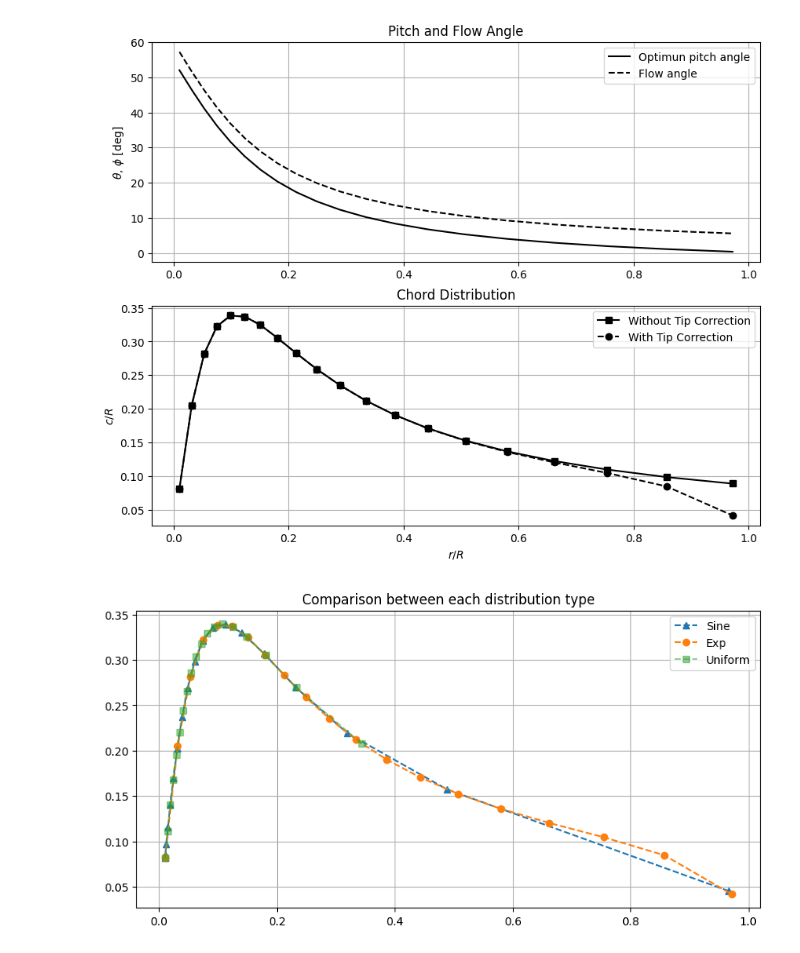
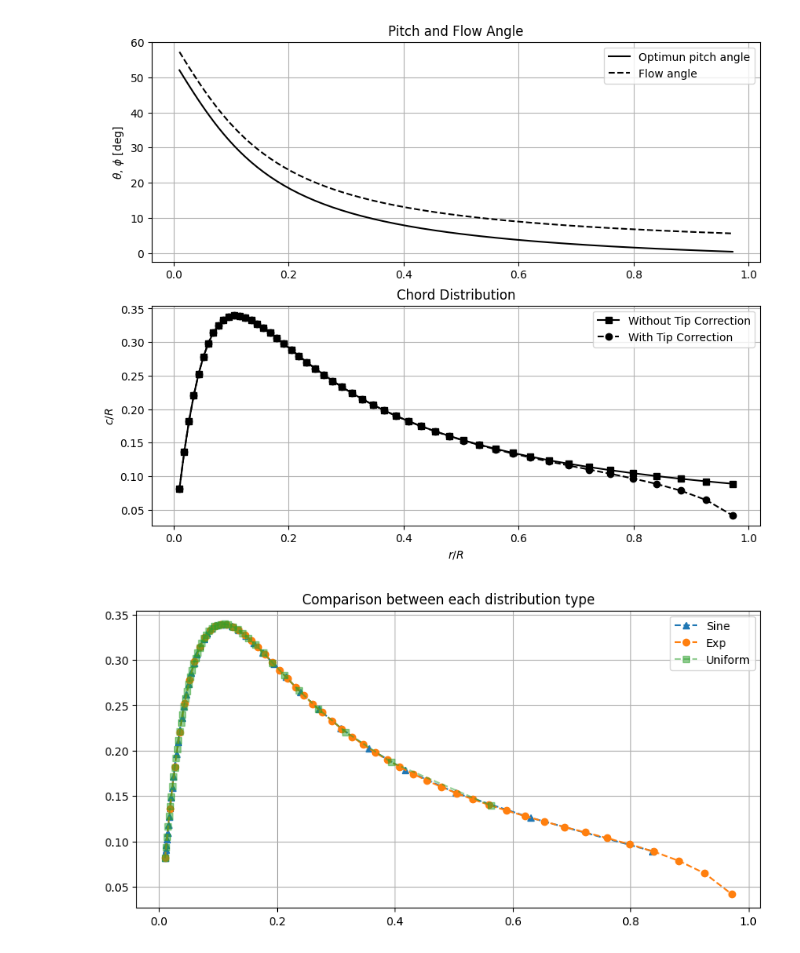
Before and after one commit to Widmark-Kaue/BEMT, a Jupyter notebook: case.ipynb, the cells around one changed output. Saved outputs shown, nothing was run; the diff lists cells and outputs as text; code cells hidden in the pictures.

```diff
--- a/case.ipynb
+++ b/case.ipynb
@@ -4,21 +7,21 @@ import matplotlib.pyplot as plt
 # %%
-df1 = blade_design('s834', 7, 2, number_of_sections=20,plot=False)
-df2 = blade_design('s834', 7, 2, number_of_sections=20, section_distribution='sine', plot=False)
-df3 = blade_design('s834', 7, 2, number_of_sections=20, section_distribution='exp', plot=True)
+df1 = blade_design('s834', 7, 2, number_of_sections=50,plot=False)
+df2 = blade_design('s834', 7, 2, number_of_sections=50, section_distribution='sine', plot=False)
+df3 = blade_design('s834', 7, 2, number_of_sections=50, section_distribution='exp', plot=True)
 
 # %% Comparison between each distribution type
 plt.figure(figsize=[10, 4.8])
 
 plt.plot(df2['r/R'],df2['c/R']*df2['Tip Correction'], '^--',label = 'Sine')
 plt.plot(df3['r/R'],df3['c/R']*df3['Tip Correction'], 'o--',label = 'Exp')
 plt.plot(df1['r/R'],df1['c/R']*df1['Tip Correction'], 's--',alpha = 0.5, label = 'Uniform')
 
 plt.title('Comparison between each distribution type')
 
 plt.grid()
 plt.legend()
 plt.show()
 # %% [output]
 [figure]
-[figure, old version]
+[figure, new version]
-[figure, old version]
+[figure, new version]
```
Also changed, not shown: parts of 6 cells of this notebook.
